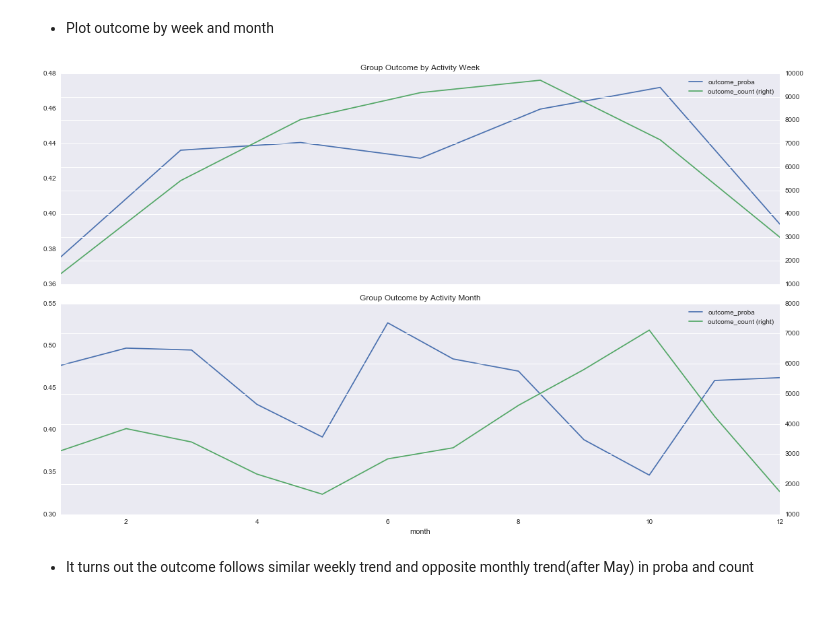
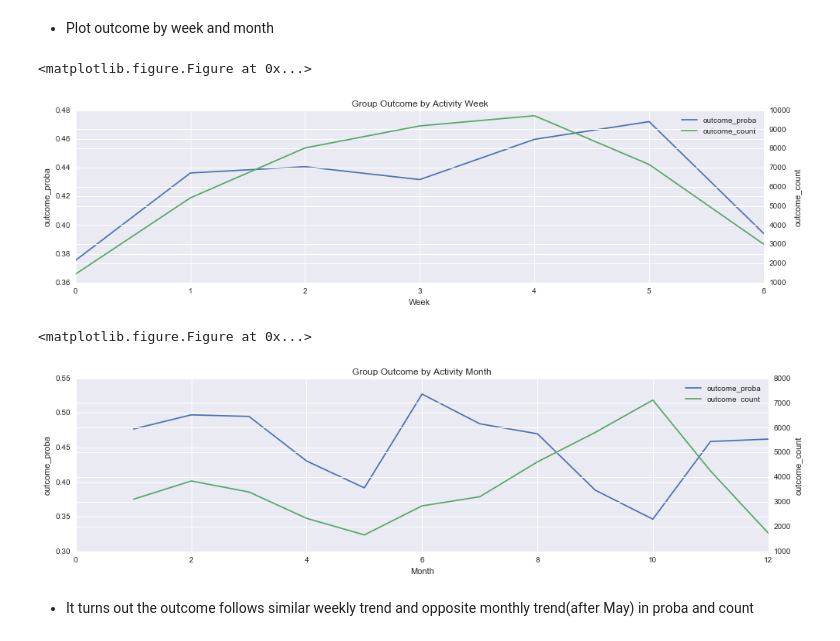
Before and after one commit to ibowen/Machine-Learning-Engineer-Nanodegree, a Jupyter notebook: capstone/redhat_customer_potential_EDA.ipynb, the cells around one changed output. Saved outputs shown, nothing was run; the diff lists cells and outputs as text; code cells hidden in the pictures; blank space fills up the shorter version.

```diff
--- a/capstone/redhat_customer_potential_EDA.ipynb
+++ b/capstone/redhat_customer_potential_EDA.ipynb
@@ -330,22 +329,56 @@ sample_data['month'] = sample_data['date_act'].dt.month
 month_act = pd.DataFrame()
 month_act['outcome_proba'] = sample_data.groupby('month')['outcome'].mean()
 month_act['outcome_count'] = sample_data.groupby('month')['outcome'].size()
-# %%
-plt.figure()
-ax1 = plt.subplot(2,1,1)
-week_act.plot(secondary_y='outcome_count', figsize=(16, 10), ax=ax1)
-ax1.set_title('Group Outcome by Activity Week')
-
-ax2 = plt.subplot(2,1,2)
-month_act.plot(secondary_y='outcome_count', figsize=(16, 10), ax=ax2)
-ax2.set_title('Group Outcome by Activity Month')
-
-
-plt.tight_layout()
-plt.show()
-plt.close()
-# %% [output]
-[figure, removed]
+# %%
+plt.figure()
+fig, ax1 = plt.subplots()
+
+ax2 = ax1.twinx()
+line1 = ax1.plot(week_act.index, week_act.outcome_proba, 'b-')
+line2 = ax2.plot(week_act.index, week_act.outcome_count, 'g-')
+
+
+ax1.set_xlabel('Week')
+ax1.set_ylabel('outcome_proba')
+ax1.legend(loc=1)
+ax1.set_title('Group Outcome by Activity Week')
+
+# added these three lines
+lines = line1 + line2
+labs = [l.get_label() for l in lines]
+ax1.legend(lines, labs, loc=0)
+
+ax2.set_ylabel('outcome_count')
+
+plt.show()
+# %% [output]
+<matplotlib.figure.Figure at 0x...>
+[figure, added]
+# %%
+plt.figure()
+fig, ax1 = plt.subplots()
+
+ax2 = ax1.twinx()
+line1 = ax1.plot(month_act.index, month_act.outcome_proba, 'b-')
+line2 = ax2.plot(month_act.index, month_act.outcome_count, 'g-')
+
+
+ax1.set_xlabel('Month')
+ax1.set_ylabel('outcome_proba')
+ax1.legend(loc=1)
+ax1.set_title('Group Outcome by Activity Month')
+
+# added these three lines
+lines = line1 + line2
+labs = [l.get_label() for l in lines]
+ax1.legend(lines, labs, loc=0)
+
+ax2.set_ylabel('outcome_count')
+
+plt.show()
+# %% [output]
+<matplotlib.figure.Figure at 0x...>
+[figure, added]
 # %% [markdown]
 - It turns out the outcome follows similar weekly trend and opposite monthly trend(after May) in proba and count
 # %%
```
Also changed, not shown: parts of 7 cells of this notebook, 2 other files.
